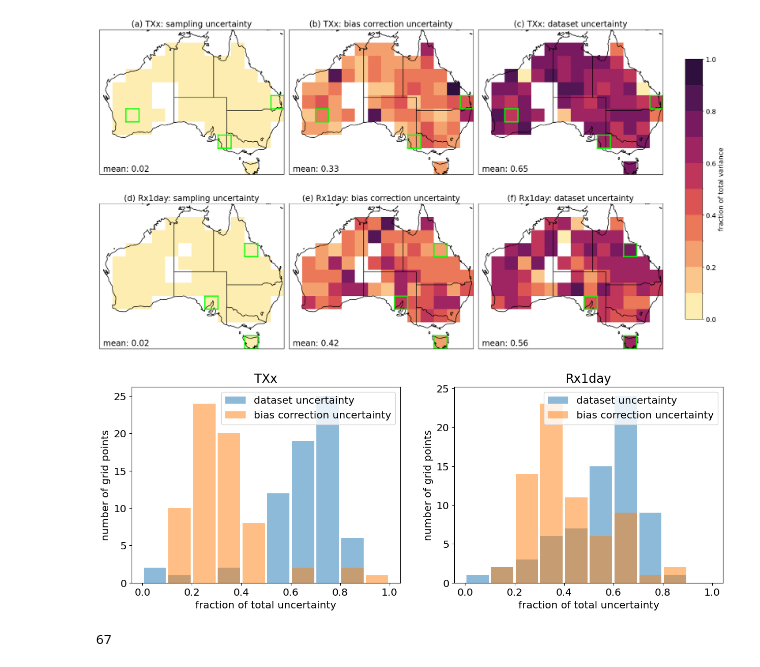
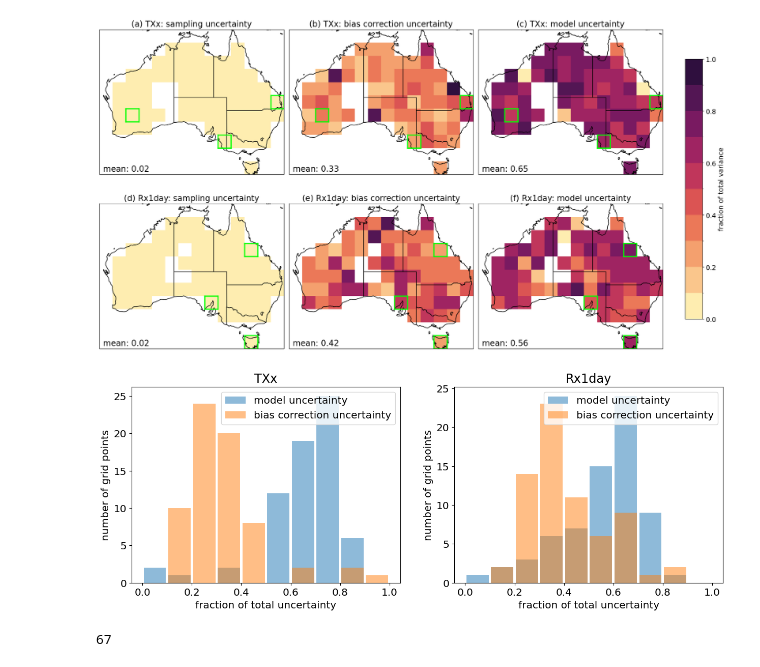
Before and after one commit to AusClimateService/unseen-projects, a Jupyter notebook: project-bias/spatial-publication.ipynb, the cells around one changed output. Saved outputs shown, nothing was run; the diff lists cells and outputs as text; code cells hidden in the pictures.

Commit message:
dataset to model uncertainty

```diff
--- a/project-bias/spatial-publication.ipynb
+++ b/project-bias/spatial-publication.ipynb
@@ -281,27 +281,27 @@ b_frac_rx1day_array = b_frac_rx1day_array[~np.isnan(b_frac_rx1day_array)]
 # %%
 fig = plt.figure(figsize=(15, 5))
 bins = np.arange(0, 1.01, 0.1)
 
 ax1 = fig.add_subplot(121)
-ax1.hist(m_frac_txx_array, bins=bins, density=False, rwidth=0.9, label='dataset uncertainty', color='tab:blue', alpha=0.5)
+ax1.hist(m_frac_txx_array, bins=bins, density=False, rwidth=0.9, label='model uncertainty', color='tab:blue', alpha=0.5)
 ax1.hist(b_frac_txx_array, bins=bins, density=False, rwidth=0.9, label='bias correction uncertainty', color='tab:orange', alpha=0.5)
 ax1.set_xlabel('fraction of total uncertainty')
 ax1.set_ylabel('number of grid points')
 ax1.set_title('TXx')
 ax1.legend()
 
 ax2 = fig.add_subplot(122)
-ax2.hist(m_frac_rx1day_array, bins=bins, density=False, rwidth=0.9, label='dataset uncertainty', color='tab:blue', alpha=0.5)
+ax2.hist(m_frac_rx1day_array, bins=bins, density=False, rwidth=0.9, label='model uncertainty', color='tab:blue', alpha=0.5)
 ax2.hist(b_frac_rx1day_array, bins=bins, density=False, rwidth=0.9, label='bias correction uncertainty', color='tab:orange', alpha=0.5)
 ax2.set_xlabel('fraction of total uncertainty')
 ax2.set_ylabel('number of grid points')
 ax2.set_title('Rx1day')
 ax2.legend()
 
 plt.savefig('figures/component_uncertainty_histogram.png', bbox_inches='tight', facecolor='white', dpi=300)
 plt.show()
 # %% [output]
-[figure, old version]
+[figure, new version]
 # %%
 len(b_frac_txx_array)
 # %% [output]
```
Also changed, not shown: parts of 1 cell of this notebook, 2 other files.
